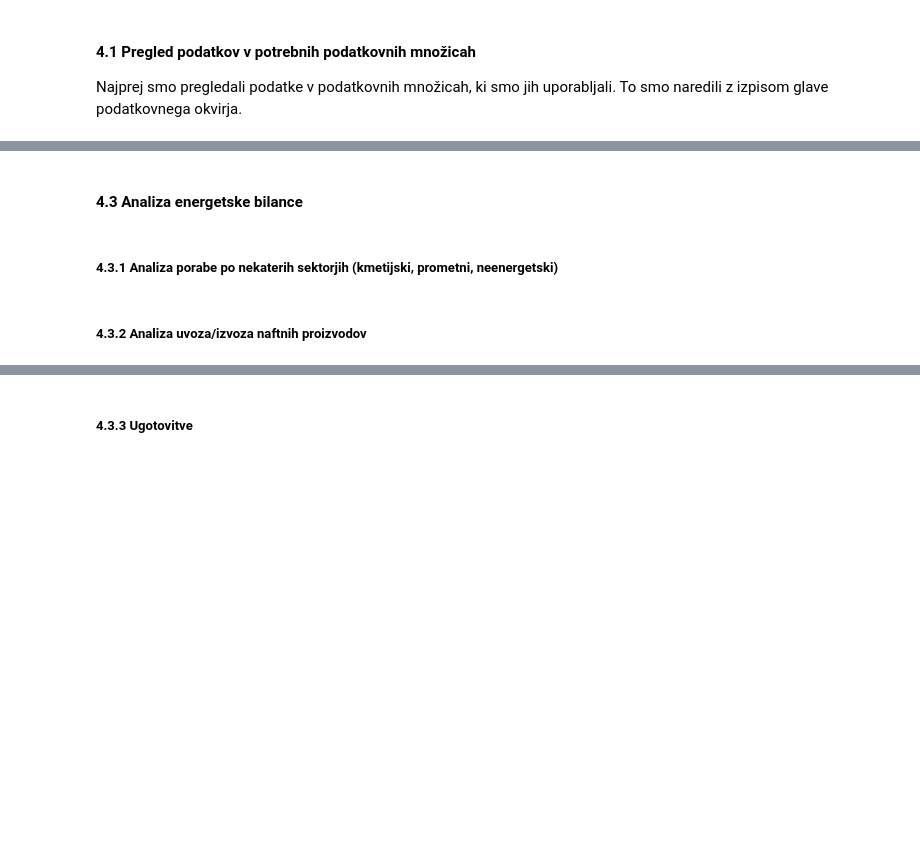
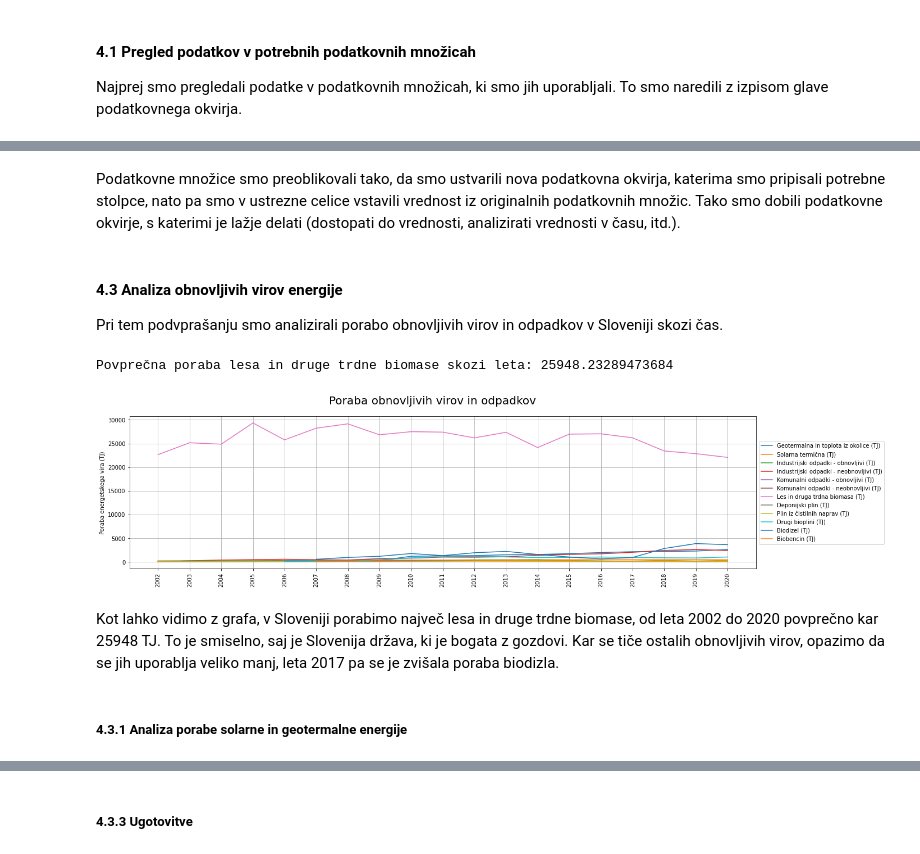
Before and after one commit to cugalord/PR21_NVZ-LS-BK-NZ, a Jupyter notebook: src/energy_production_analysis.ipynb, the cells around one changed output, grey strips where cells are left out. Saved outputs shown, nothing was run; the diff lists cells and outputs as text; code cells hidden in the pictures; blank space fills up the shorter version.

```diff
--- a/src/energy_production_analysis.ipynb
+++ b/src/energy_production_analysis.ipynb
@@ -10,0 +9,13 @@ Najprej smo pregledali podatke v podatkovnih množicah, ki smo jih uporabljali.
+# %%
+from reading import data_extraction as de
+import matplotlib.pyplot as plt
+import numpy as np
+import pandas as pd
+import misc_utils as mu
+
+energy_production = de.read('../data/Proizvodnja in dejanska moc v elektrarnah.csv')
+energy_statistics = de.read('../data/Letna energetska statistika.csv')
+renewable_sources = de.read('../data/Poraba obnovljivih virov energije in odpadkov.csv')
+
+mu.display_side_by_side(energy_production.head(), energy_statistics.head(), renewable_sources.head(),
+                        titles=['Proizvodnja in dejanska moc v elektrarnah', 'Letna energetska statistika', 'Poraba obnovljivih virov energije in odpadkov'])
@@ -11,6 +134,38 @@ Najprej smo pregledali podatke v podatkovnih množicah, ki smo jih uporabljali.
+# %% [markdown]
+Podatkovne množice smo preoblikovali tako, da smo ustvarili nova podatkovna okvirja, katerima smo pripisali potrebne stolpce, nato pa smo v ustrezne celice vstavili vrednost iz originalnih podatkovnih množic. Tako smo dobili podatkovne okvirje, s katerimi je lažje delati (dostopati do vrednosti, analizirati vrednosti v času, itd.).
+# %% [markdown]
+#### 4.3 Analiza obnovljivih virov energije
+
+Pri tem podvprašanju smo analizirali porabo obnovljivih virov in odpadkov v Sloveniji skozi čas.
+# %%
+# Create dictionary with energy sources
+final_usage = mu.init_dict_based_on_column(renewable_sources, 'ENERGETSKI VIR')
+
+# Fill dictionary
+for year in renewable_sources.columns[2:]:
+    for key in final_usage.keys():
+        final_usage[key][year] = renewable_sources[year][renewable_sources['ENERGETSKI VIR'] == key][renewable_sources['SKUPINA'] == 'Skupaj'].to_list()[0]
+
+# Flatten internal dict
+final_usage_f = mu.flatten_internal_dict(final_usage)
+
+years = renewable_sources.columns[2:]
+
+print('Povprečna poraba lesa in druge trdne biomase skozi leta:', np.mean(final_usage_f['Les in druga trdna biomasa (TJ)']))
+
+# Plot different energy sources
+plt.figure(figsize=(20, 5))
+plt.suptitle("Poraba obnovljivih virov in odpadkov", fontsize=20)
+plt.xticks(rotation=90)
+plt.ylabel("Poraba energetskega vira (TJ)")
+plt.grid()
+for key, value in final_usage_f.items():
+    plt.plot(years, value, label=key)
+plt.legend(loc='center left', bbox_to_anchor=(1, 0.5));
+# %% [output]
+Povprečna poraba lesa in druge trdne biomase skozi leta: 25948.23289473684
+[figure, added]
+# %% [markdown]
+Kot lahko vidimo z grafa, v Sloveniji porabimo največ lesa in druge trdne biomase, od leta 2002 do 2020 povprečno kar 25948 TJ. To je smiselno, saj je Slovenija država, ki je bogata z gozdovi. Kar se tiče ostalih obnovljivih virov, opazimo da se jih uporablja veliko manj, leta 2017 pa se je zvišala poraba biodizla.
 # %% [markdown]
-#### 4.3 Analiza energetske bilance
+##### 4.3.1 Analiza porabe solarne in geotermalne energije
-# %% [markdown]
-##### 4.3.1 Analiza porabe po nekaterih sektorjih (kmetijski, prometni, neenergetski)
-# %% [markdown]
-##### 4.3.2 Analiza uvoza/izvoza naftnih proizvodov
```
Also changed, not shown: parts of 13 cells of this notebook, 1 other file.
